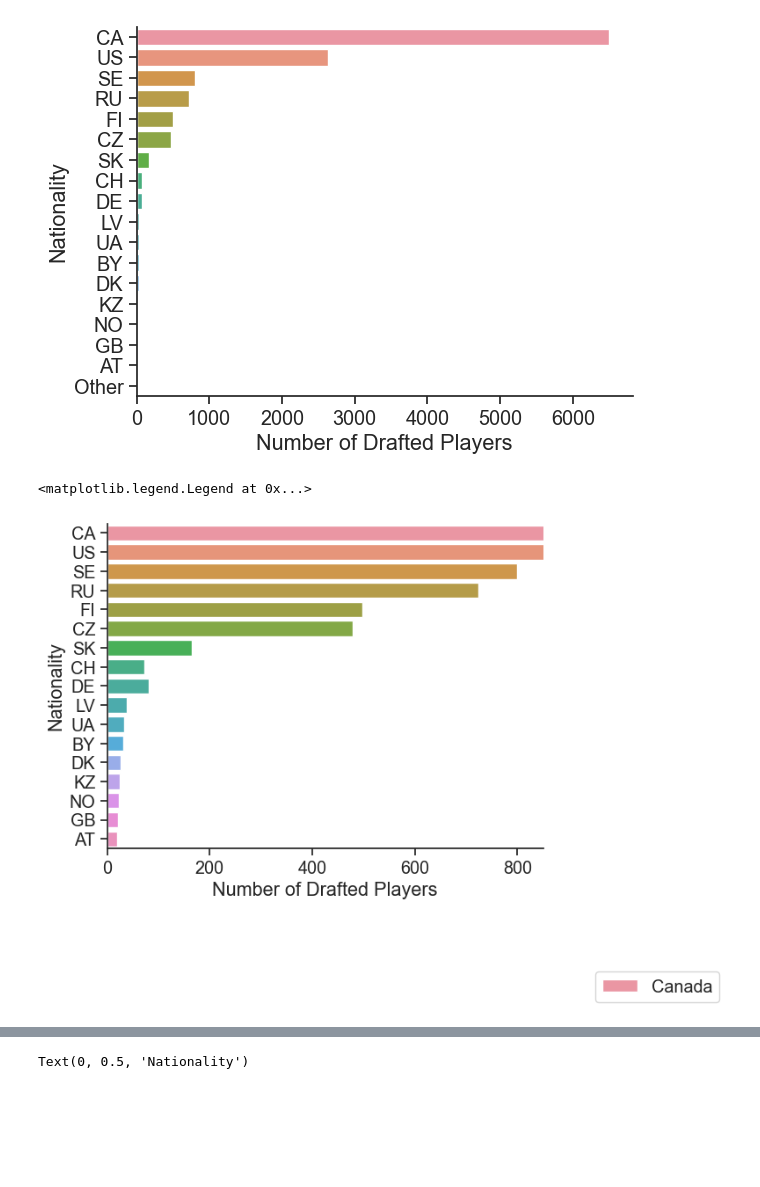
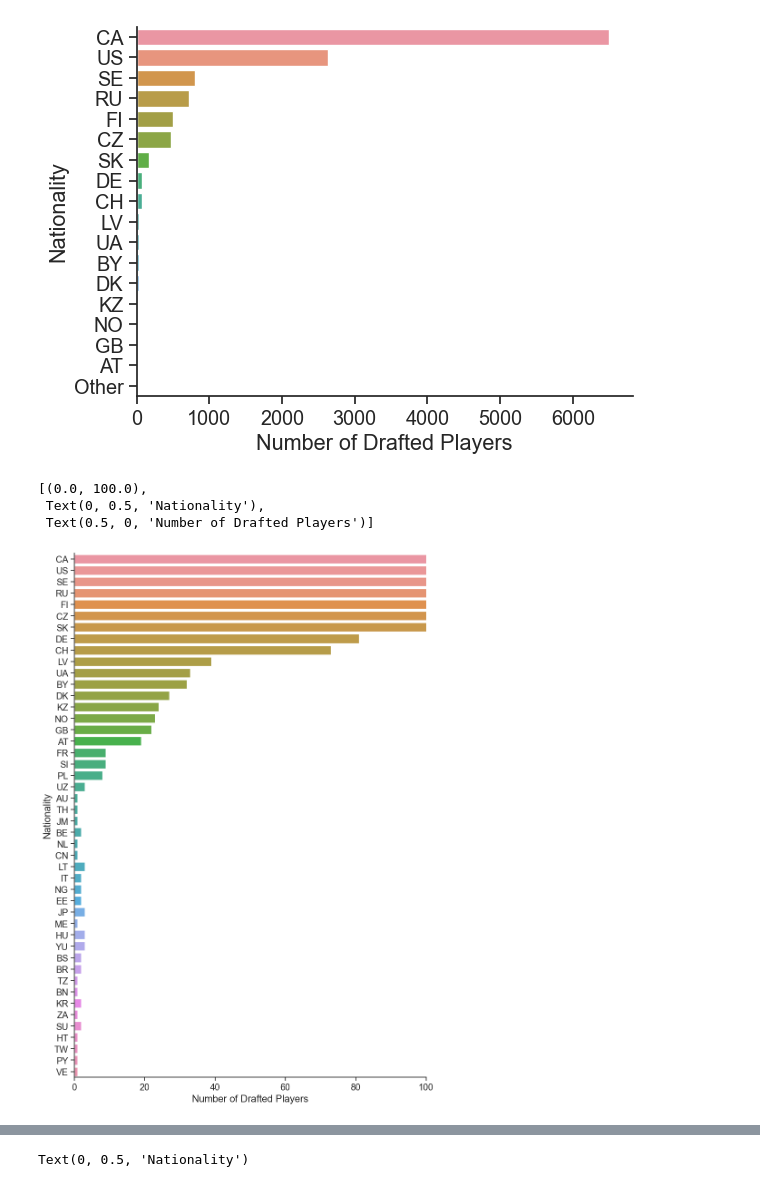
Before and after one commit to ubco-W2022T2-data301/project-group-group31, a Jupyter notebook: analysis/analysis2.ipynb, the cells around one changed output, grey strips where cells are left out. Drawn from its saved outputs; the diff is of its cells as text; code cells hidden in the pictures; blank space fills up the shorter version.

```diff
--- a/analysis/analysis2.ipynb
+++ b/analysis/analysis2.ipynb
@@ -57,12 +66,18 @@ sns.countplot(y='nationality', data = df, order=['CA', 'US', 'SE', 'RU', 'FI', '
 # %%
 #Since Canada and USA have a such a significant amount of players that it makes other nationalities appear to have no value,
 #I decided to make this countplot again but lower the max x axis limit.
-sns.countplot(y='nationality', data = df, order=['CA', 'US', 'SE', 'RU', 'FI', 'CZ', 'SK', 'CH', 'DE', 'LV',
-'UA','BY','DK', 'KZ', 'NO', 'GB','AT']).set(xlim=(0,850), ylabel="Nationality",xlabel="Number of Drafted Players")
-plt.legend(["Canada","USA", "Sweden", "Russia", "Finland", "Czechia", "Slovakia", "Switzerland","Germany", "Latvia", "Ukraine", "Belarus", "Denmark", "Kazakhstan", "Norway","Great Britain","Austria"], loc='lower left', bbox_to_anchor=(1.1, -0.5))
+plt.figure(figsize=(10,15))
+sns.countplot(y='nationality', data = df, order=['CA', 'US', 'SE', 'RU', 'FI', 'CZ', 'SK', 'DE', 'CH', 'LV',
+'UA','BY','DK', 'KZ', 'NO', 'GB','AT','FR', 'SI','PL','UZ', 'AU','TH', 'JM',
+'BE', 'NL', 'CN', 'LT','IT', 'NG', 'EE', 'JP',
+'ME', 'HU', 'YU', 'BS', 'BR', 'TZ', 'BN', 'KR', 'ZA', 'SU', 'HT',
+'TW', 'PY', 'VE']).set(xlim=(0,100), ylabel="Nationality",xlabel="Number of Drafted Players")
+#plt.legend(["Canada","USA", "Sweden", "Russia", "Finland", "Czechia", "Switzerland","Germany", "Latvia", "Ukraine", "Belarus", "Denmark", "Kazakhstan", "Norway","Great Britain","Austria"], loc='lower left', bbox_to_anchor=(1.1, 0.9))
 # %% [output]
-<matplotlib.legend.Legend at 0x...>
+[(0.0, 100.0),
+ Text(0, 0.5, 'Nationality'),
+ Text(0.5, 0, 'Number of Drafted Players')]
-[figure, old version]
+[figure, new version]
 # %%
 #This data analysis displays that Canada, Usa, Sweden, and Russia develop the most NHL draft prospects.
 #There is a drastic drop off after Czechia for drafted players.
```
Also changed, not shown: parts of 5 cells of this notebook.
